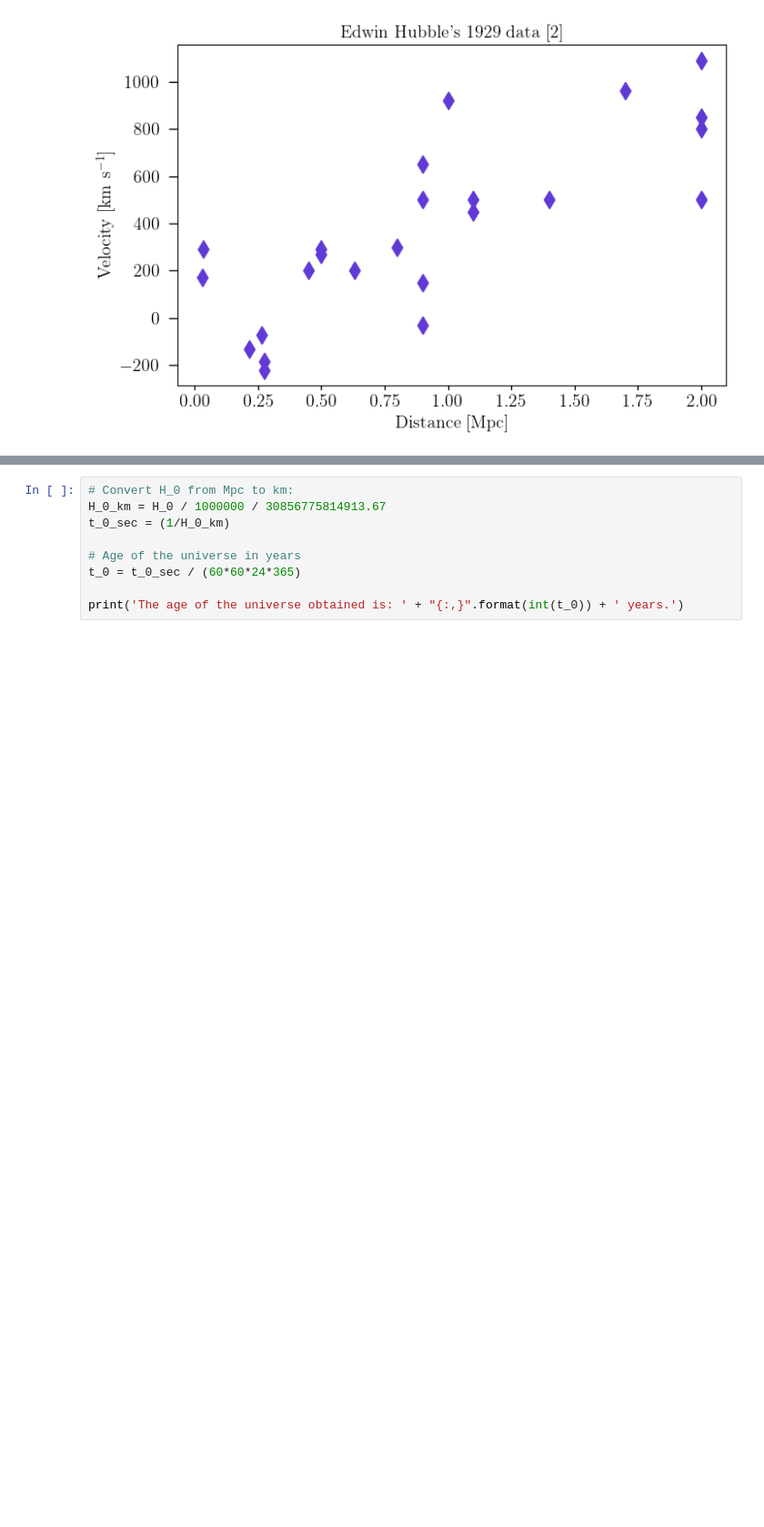
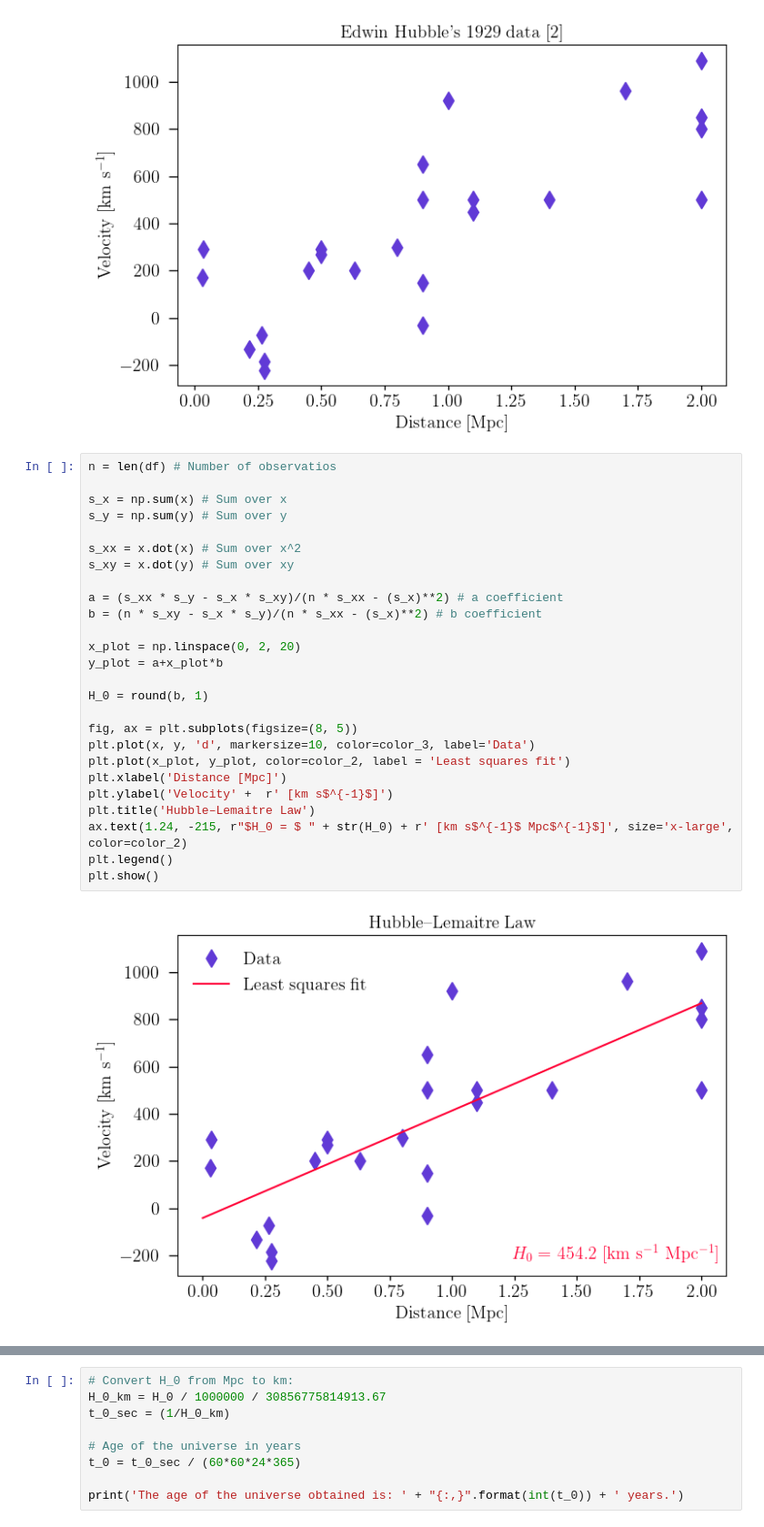
Before and after one commit to bernarditaried/Hubble-Lemaitre-Law, a Jupyter notebook: tutorial.ipynb, the cells around one changed output, grey strips where cells are left out. Shown at 91% size. Saved outputs shown, nothing was run; the diff lists cells and outputs as text; blank space fills up the shorter version.

```diff
--- a/tutorial.ipynb
+++ b/tutorial.ipynb
@@ -66,3 +170,31 @@ plt.title('Edwin Hubble\'s 1929 data [2]')
 plt.show()
 # %% [output]
 [figure]
+# %%
+n = len(df) # Number of observatios
+
+s_x = np.sum(x) # Sum over x
+s_y = np.sum(y) # Sum over y
+
+s_xx = x.dot(x) # Sum over x^2
+s_xy = x.dot(y) # Sum over xy
+
+a = (s_xx * s_y - s_x * s_xy)/(n * s_xx - (s_x)**2) # a coefficient
+b = (n * s_xy - s_x * s_y)/(n * s_xx - (s_x)**2) # b coefficient
+
+x_plot = np.linspace(0, 2, 20)
+y_plot = a+x_plot*b
+
+H_0 = round(b, 1)
+
+fig, ax = plt.subplots(figsize=(8, 5))
+plt.plot(x, y, 'd', markersize=10, color=color_3, label='Data')
+plt.plot(x_plot, y_plot, color=color_2, label = 'Least squares fit')
+plt.xlabel('Distance [Mpc]')
+plt.ylabel('Velocity' +  r' [km s$^{-1}$]')
+plt.title('Hubble–Lemaitre Law')
+ax.text(1.24, -215, r"$H_0 = $ " + str(H_0) + r' [km s$^{-1}$ Mpc$^{-1}$]', size='x-large', color=color_2)
+plt.legend()
+plt.show()
+# %% [output]
+[figure, added]
```
Also changed, not shown: parts of 3 cells of this notebook.
